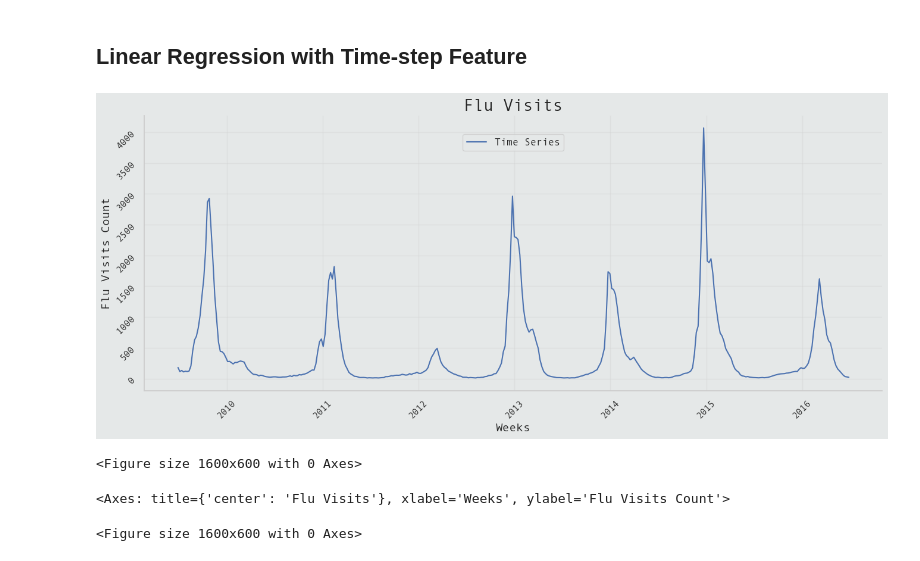
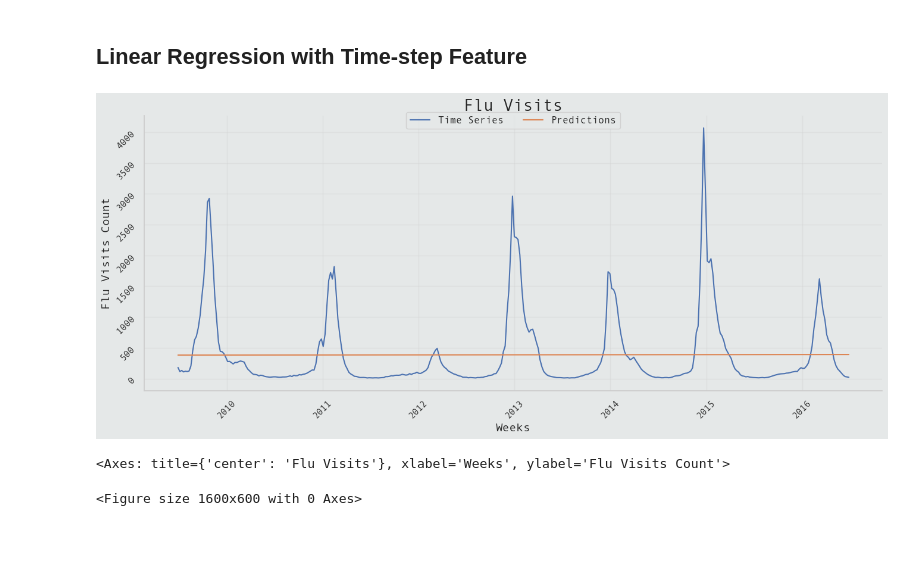
Before and after one commit to Volscente/TimeWarpForecast, a Jupyter notebook: notebooks/flu_trends/exploratory_data_analysis.ipynb, the cells around one changed output. Cells and saved outputs as stored; diff of their text form; code cells hidden in the pictures.

Commit message:
Fix  plot_time_series

```diff
--- a/notebooks/flu_trends/exploratory_data_analysis.ipynb
+++ b/notebooks/flu_trends/exploratory_data_analysis.ipynb
@@ -93,26 +94,24 @@ dataset['Time'] = np.arange(len(dataset))
 # %%
 # Define x, y
 x = dataset.loc[:, ['Time']]
 y = dataset.loc[:, ['FluVisits']]
 
 # Instance model
 model_lr_time_step = LinearRegression()
 
 # Fit model
 model_lr_time_step.fit(x, y)
 
 # Produce prediction
 predictions_lr_time_step = model_lr_time_step.predict(x)
 
 # Show predictions
-plot_predictions_vs_time_series(dataset,
-                                predictions_lr_time_step.reshape(-1),
-                                x_column='Week',
-                                y_column='FluVisits',
+plot_predictions_vs_time_series(time_series=dataset,
+                                predictions=predictions_lr_time_step.reshape(-1),
+                                columns=('Week', 'FluVisits'),
                                 title='Flu Visits',
                                 labels=('Weeks', 'Flu Visits Count'))
 # %% [output]
-[figure, old version]
+[figure, new version]
-<Figure size 1600x600 with 0 Axes>
+<Axes: title={'center': 'Flu Visits'}, xlabel='Weeks', ylabel='Flu Visits Count'>
-<Axes: title={'center': 'Flu Visits'}, xlabel='Weeks', ylabel='Flu Visits Count'>
+<Figure size 1600x600 with 0 Axes>
-<Figure size 1600x600 with 0 Axes>
```
Also changed, not shown: parts of 7 cells of this notebook, 1 other file.
